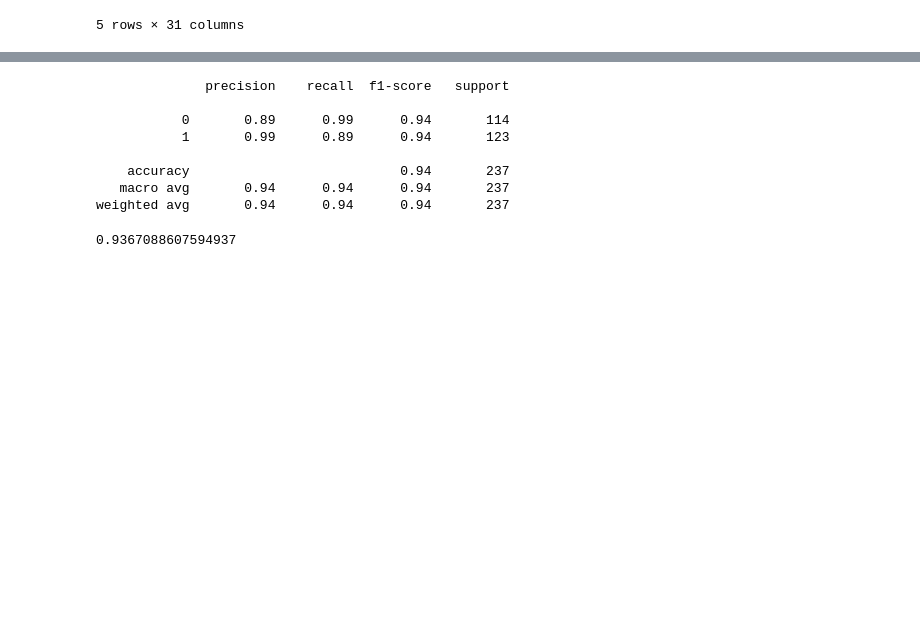
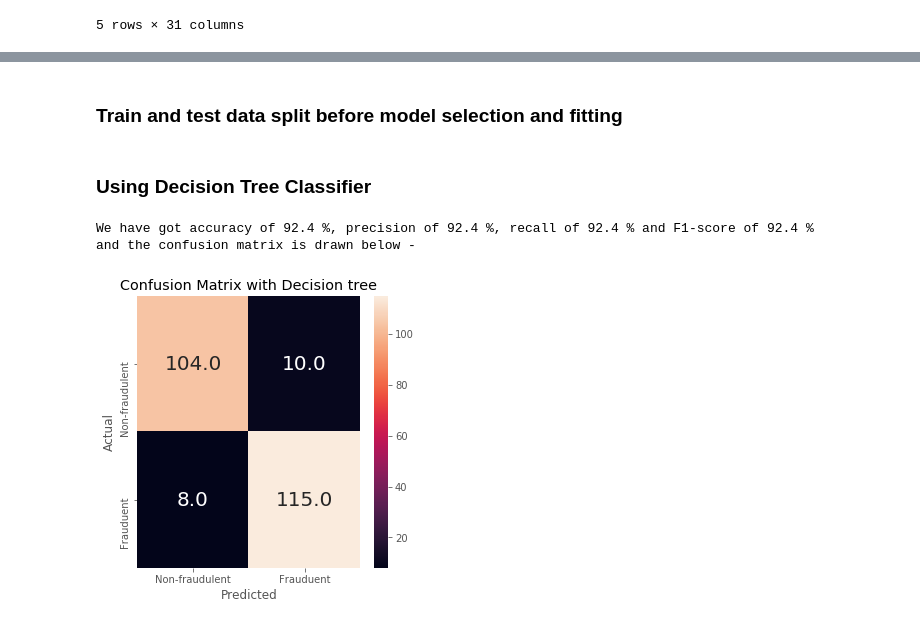
Before and after one commit to BITS-SECOND-SEM-ASSIGNMENT-GROUP-60/credit-fraud-detection, a Jupyter notebook: credit_card_fraud_detection.ipynb, the cells around one changed output, grey strips where cells are left out. Saved outputs shown, nothing was run; the diff lists cells and outputs as text; code cells hidden in the pictures; blank space fills up the shorter version.

```diff
--- a/credit_card_fraud_detection.ipynb
+++ b/credit_card_fraud_detection.ipynb
@@ -411,15 +342,26 @@ sns.heatmap(cm_grid, annot=True)
-# %%
-print(classification_report(y_test,y_pre))
-# %% [output]
-              precision    recall  f1-score   support
-
-           0       0.89      0.99      0.94       114
-           1       0.99      0.89      0.94       123
-
-    accuracy                           0.94       237
-   macro avg       0.94      0.94      0.94       237
-weighted avg       0.94      0.94      0.94       237
-# %%
-classifier.score(X_test,y_test)
-# %% [output]
-0.9367088607594937
+# %% [markdown]
+### Train and test data split before model selection and fitting
+# %%
+X_n = ndata.iloc[:, ndata.columns != 'Class']
+y_n = ndata.iloc[:, ndata.columns == 'Class']
+
+X_train,X_test,y_train,y_test = train_test_split(X_n,y_n, test_size=0.25, random_state=1)
+
+X_train = np.array(X_train)
+X_test = np.array(X_test)
+y_train = np.array(y_train)
+y_test = np.array(y_test)
+# %% [markdown]
+### Using Decision Tree Classifier
+# %%
+classifier, acc, score = build_classifier("decision tree",X_train,y_train,X_test,y_test)
+feature_imp_classifier["decision_tree"] = classifier
+
+metrics_dict["Accuracy"].append(str(round(acc*100,1)) + " %")
+metrics_dict["Precision"].append(str(round(score[0]*100,1)) + " %")
+metrics_dict["Recall"].append(str(round(score[1]*100,1)) + " %")
+metrics_dict["F1-score"].append(str(round(score[2]*100,1)) + " %")
+# %% [output]
+We have got accuracy of 92.4 %, precision of 92.4 %, recall of 92.4 % and F1-score of 92.4 %
+and the confusion matrix is drawn below -
+[figure, added]
```
Also changed, not shown: parts of 52 cells of this notebook.
